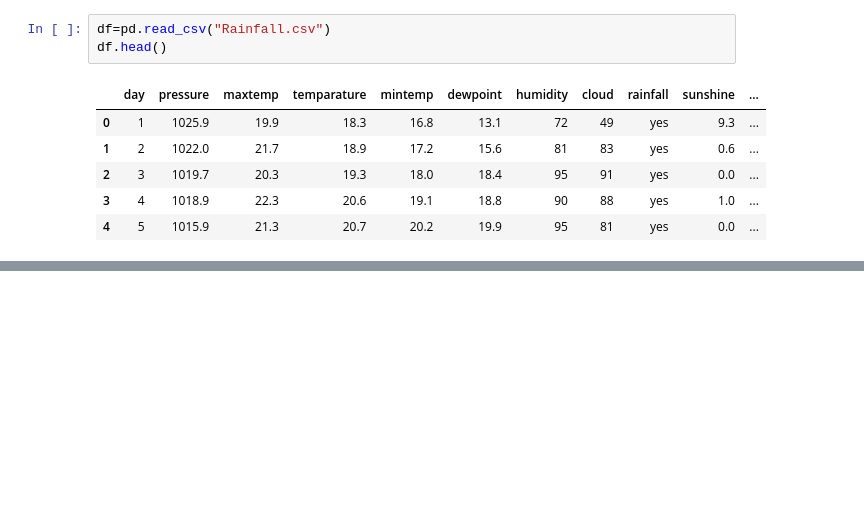
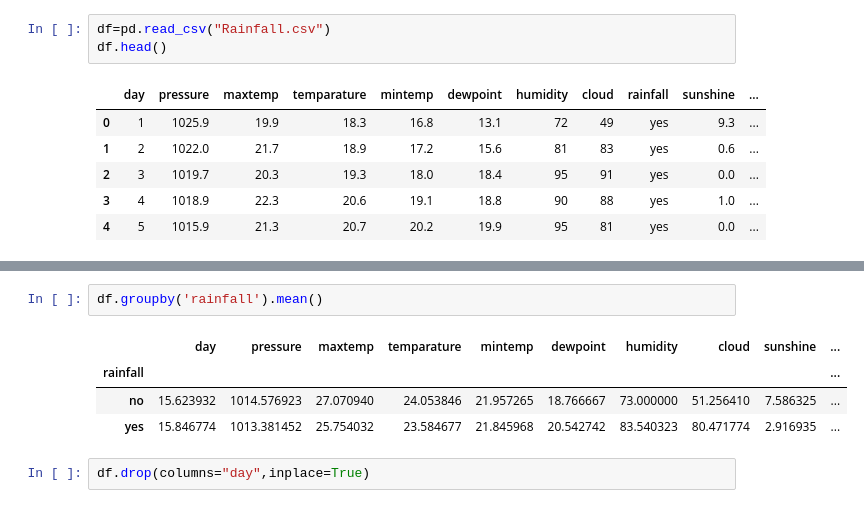
Before and after one commit to AbdulRehman817/RainFall_Prediction_Project, a Jupyter notebook: rainfall.ipynb, the cells around one changed output, grey strips where cells are left out. Saved outputs shown, nothing was run; the diff lists cells and outputs as text; blank space fills up the shorter version.

```diff
--- a/rainfall.ipynb
+++ b/rainfall.ipynb
@@ -25,0 +133,9 @@ df.head()
+# %%
+df.groupby('rainfall').mean()
+# %% [output]
+|  | day | pressure | maxtemp | temparature | mintemp | dewpoint | humidity | cloud | sunshine | ... |
+| rainfall |  |  |  |  |  |  |  |  |  | ... |
+| no | 15.623932 | 1014.576923 | 27.070940 | 24.053846 | 21.957265 | 18.766667 | 73.000000 | 51.256410 | 7.586325 | ... |
+| yes | 15.846774 | 1013.381452 | 25.754032 | 23.584677 | 21.845968 | 20.542742 | 83.540323 | 80.471774 | 2.916935 | ... |
+# %%
+df.drop(columns="day",inplace=True)
```
Also changed, not shown: parts of 13 cells of this notebook.
